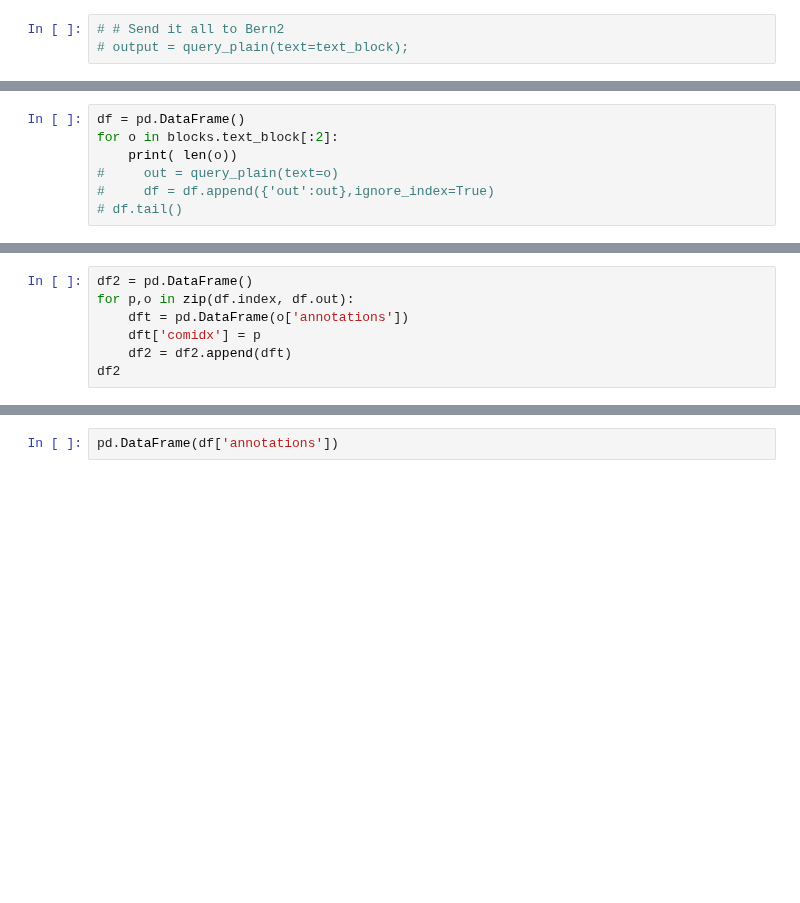
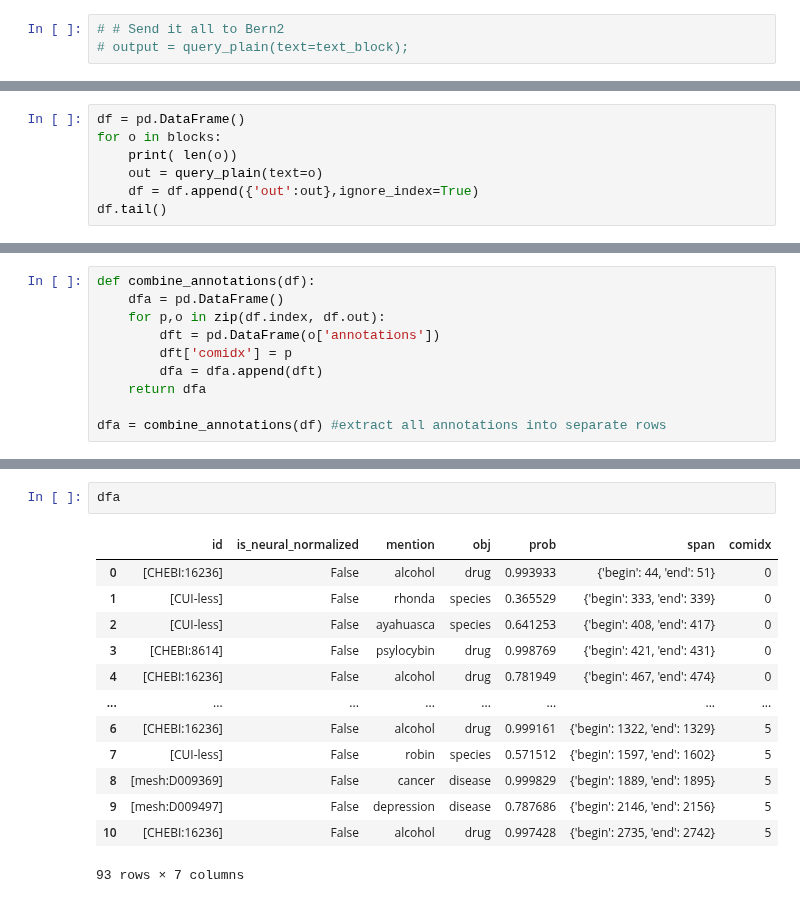
Before and after one commit to daveramseymusic/biobert-bern, a Jupyter notebook: nbs/01_found_my_fitness_bioBert_BERN.ipynb, the cells around one changed output, grey strips where cells are left out. Drawn from its saved outputs; the diff is of its cells as text; blank space fills up the shorter version.

Commit message:
combine comments and BERN analysis

```diff
--- a/nbs/01_found_my_fitness_bioBert_BERN.ipynb
+++ b/nbs/01_found_my_fitness_bioBert_BERN.ipynb
@@ -101,7 +97,7 @@ len(text_block)
 # %%
 df = pd.DataFrame()
-for o in blocks.text_block[:2]:
+for o in blocks:
     print( len(o))
-#     out = query_plain(text=o)
-#     df = df.append({'out':out},ignore_index=True)
-# df.tail()
+    out = query_plain(text=o)
+    df = df.append({'out':out},ignore_index=True)
+df.tail()
@@ -110,8 +147,11 @@ df.out[0]['annotations']
 # %%
-df2 = pd.DataFrame()
-for p,o in zip(df.index, df.out):
-    dft = pd.DataFrame(o['annotations'])
-    dft['comidx'] = p
-    df2 = df2.append(dft)
-df2
+def combine_annotations(df):
+    dfa = pd.DataFrame()
+    for p,o in zip(df.index, df.out):
+        dft = pd.DataFrame(o['annotations'])
+        dft['comidx'] = p
+        dfa = dfa.append(dft)
+    return dfa
+
+dfa = combine_annotations(df) #extract all annotations into separate rows
 # %%
@@ -119,2 +173,16 @@ df2
-# %%
-pd.DataFrame(df['annotations'])
+# %%
+dfa
+# %% [output]
+|  | id | is_neural_normalized | mention | obj | prob | span | comidx |
+| 0 | [CHEBI:16236] | False | alcohol | drug | 0.993933 | {'begin': 44, 'end': 51} | 0 |
+| 1 | [CUI-less] | False | rhonda | species | 0.365529 | {'begin': 333, 'end': 339} | 0 |
+| 2 | [CUI-less] | False | ayahuasca | species | 0.641253 | {'begin': 408, 'end': 417} | 0 |
+| 3 | [CHEBI:8614] | False | psylocybin | drug | 0.998769 | {'begin': 421, 'end': 431} | 0 |
+| 4 | [CHEBI:16236] | False | alcohol | drug | 0.781949 | {'begin': 467, 'end': 474} | 0 |
+| ... | ... | ... | ... | ... | ... | ... | ... |
+| 6 | [CHEBI:16236] | False | alcohol | drug | 0.999161 | {'begin': 1322, 'end': 1329} | 5 |
+| 7 | [CUI-less] | False | robin | species | 0.571512 | {'begin': 1597, 'end': 1602} | 5 |
+| 8 | [mesh:D009369] | False | cancer | disease | 0.999829 | {'begin': 1889, 'end': 1895} | 5 |
+| 9 | [mesh:D009497] | False | depression | disease | 0.787686 | {'begin': 2146, 'end': 2156} | 5 |
+| 10 | [CHEBI:16236] | False | alcohol | drug | 0.997428 | {'begin': 2735, 'end': 2742} | 5 |
+93 rows × 7 columns
```
Also changed, not shown: parts of 15 cells of this notebook, 3 other files.
